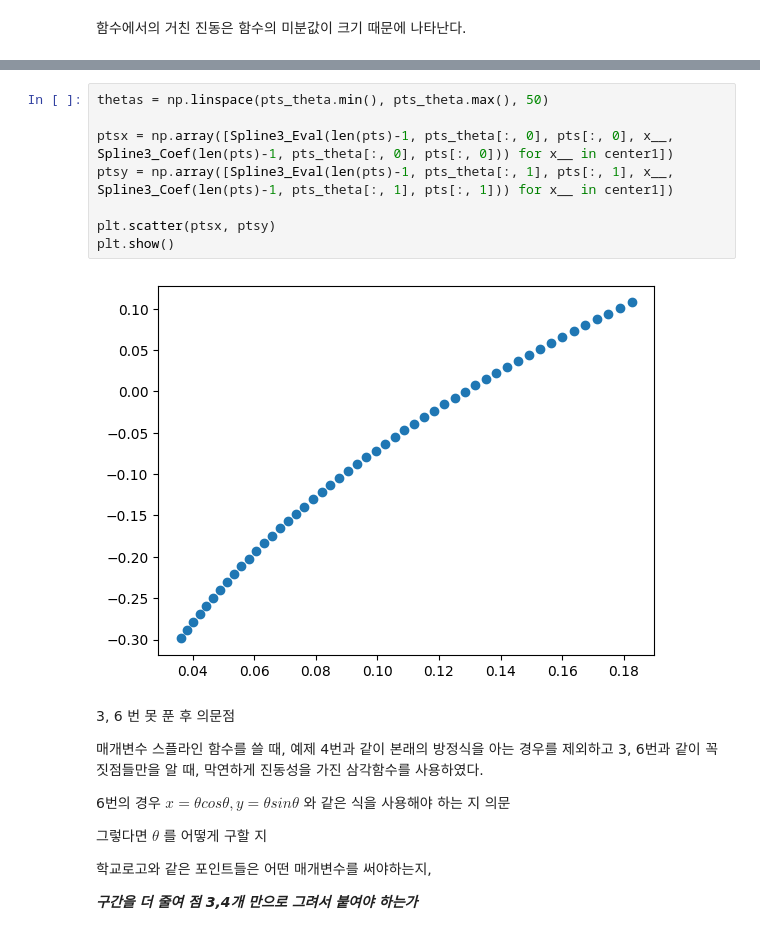
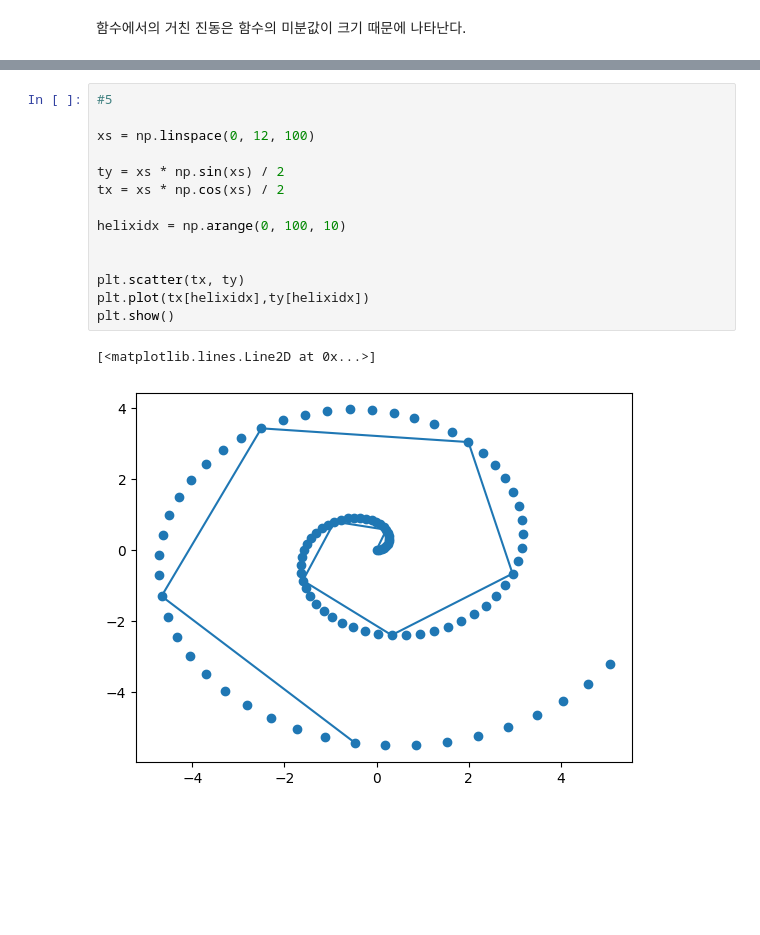
Before and after one commit to tirals88/Numerical-Mathematics-and-Computing, a Jupyter notebook: Chap6_Spline Functions.ipynb, the cells around one changed output, grey strips where cells are left out. Cells and saved outputs as stored; diff of their text form; blank space fills up the shorter version.

```diff
--- a/Chap6_Spline Functions.ipynb
+++ b/Chap6_Spline Functions.ipynb
@@ -742,22 +650,17 @@ array([[0.47186184, 0.57693135],
-# %%
-thetas = np.linspace(pts_theta.min(), pts_theta.max(), 50)
-
-ptsx = np.array([Spline3_Eval(len(pts)-1, pts_theta[:, 0], pts[:, 0], x__, Spline3_Coef(len(pts)-1, pts_theta[:, 0], pts[:, 0])) for x__ in center1])
-ptsy = np.array([Spline3_Eval(len(pts)-1, pts_theta[:, 1], pts[:, 1], x__, Spline3_Coef(len(pts)-1, pts_theta[:, 1], pts[:, 1])) for x__ in center1])
-
-plt.scatter(ptsx, ptsy)
-plt.show()
-# %% [output]
-[figure, removed]
-# %% [markdown]
-3, 6 번 못 푼 후 의문점
-
-매개변수 스플라인 함수를 쓸 때, 예제 4번과 같이 본래의 방정식을 아는 경우를 제외하고 3, 6번과 같이 꼭짓점들만을 알 때, 막연하게 진동성을 가진 삼각함수를 사용하였다.
-
-6번의 경우 $x = \theta cos\theta, y = \theta sin\theta$ 와 같은 식을 사용해야 하는 지 의문
-
-그렇다면 $\theta$ 를 어떻게 구할 지
-
-학교로고와 같은 포인트들은 어떤 매개변수를 써야하는지,
-
-***구간을 더 줄여 점 3,4개 만으로 그려서 붙여야 하는가***
+# %%
+#5
+
+xs = np.linspace(0, 12, 100)
+
+ty = xs * np.sin(xs) / 2
+tx = xs * np.cos(xs) / 2
+
+helixidx = np.arange(0, 100, 10)
+
+
+plt.scatter(tx, ty)
+plt.plot(tx[helixidx],ty[helixidx])
+plt.show()
+# %% [output]
+[<matplotlib.lines.Line2D at 0x...>]
+[figure, added]
```
Also changed, not shown: parts of 13 cells of this notebook.
